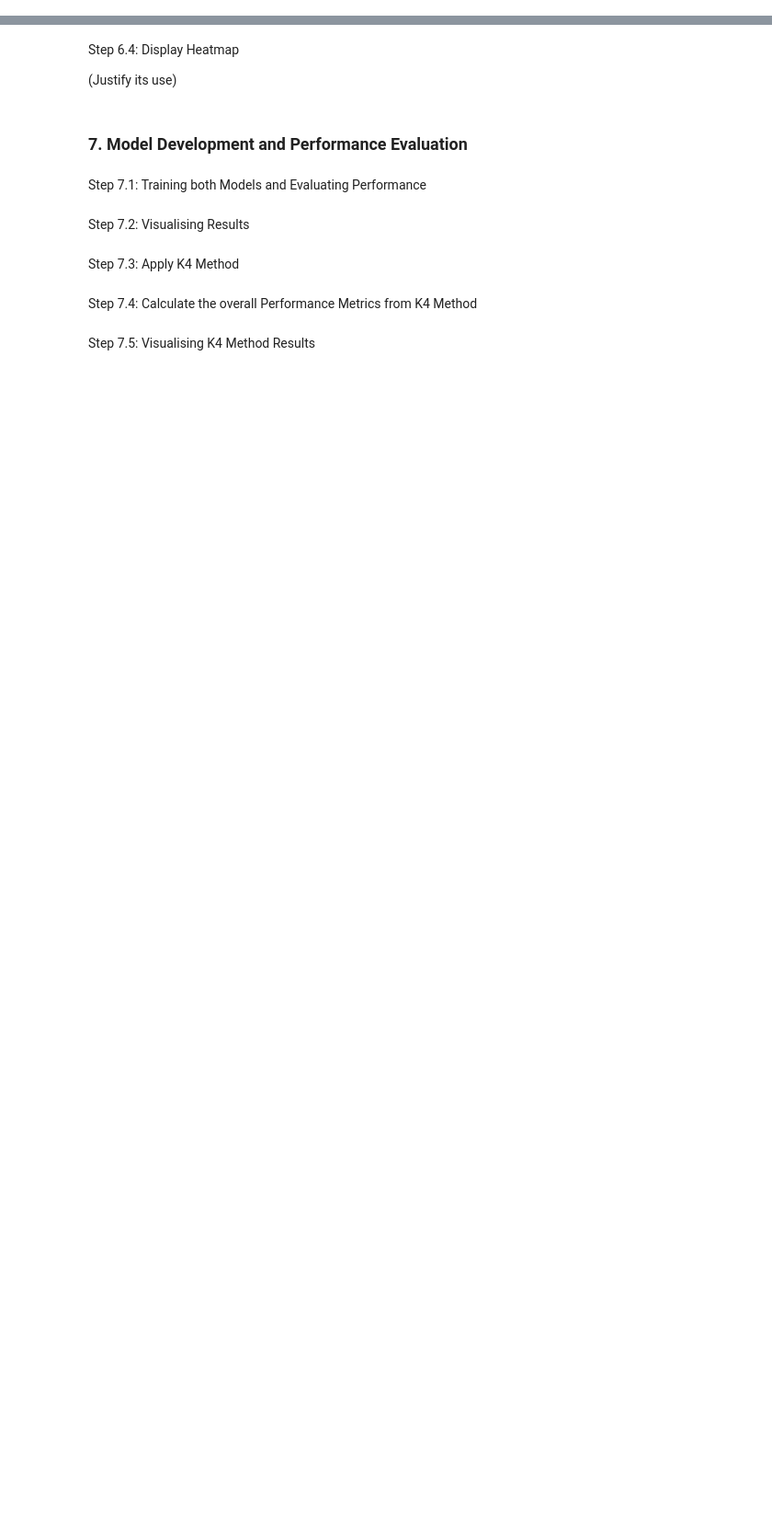
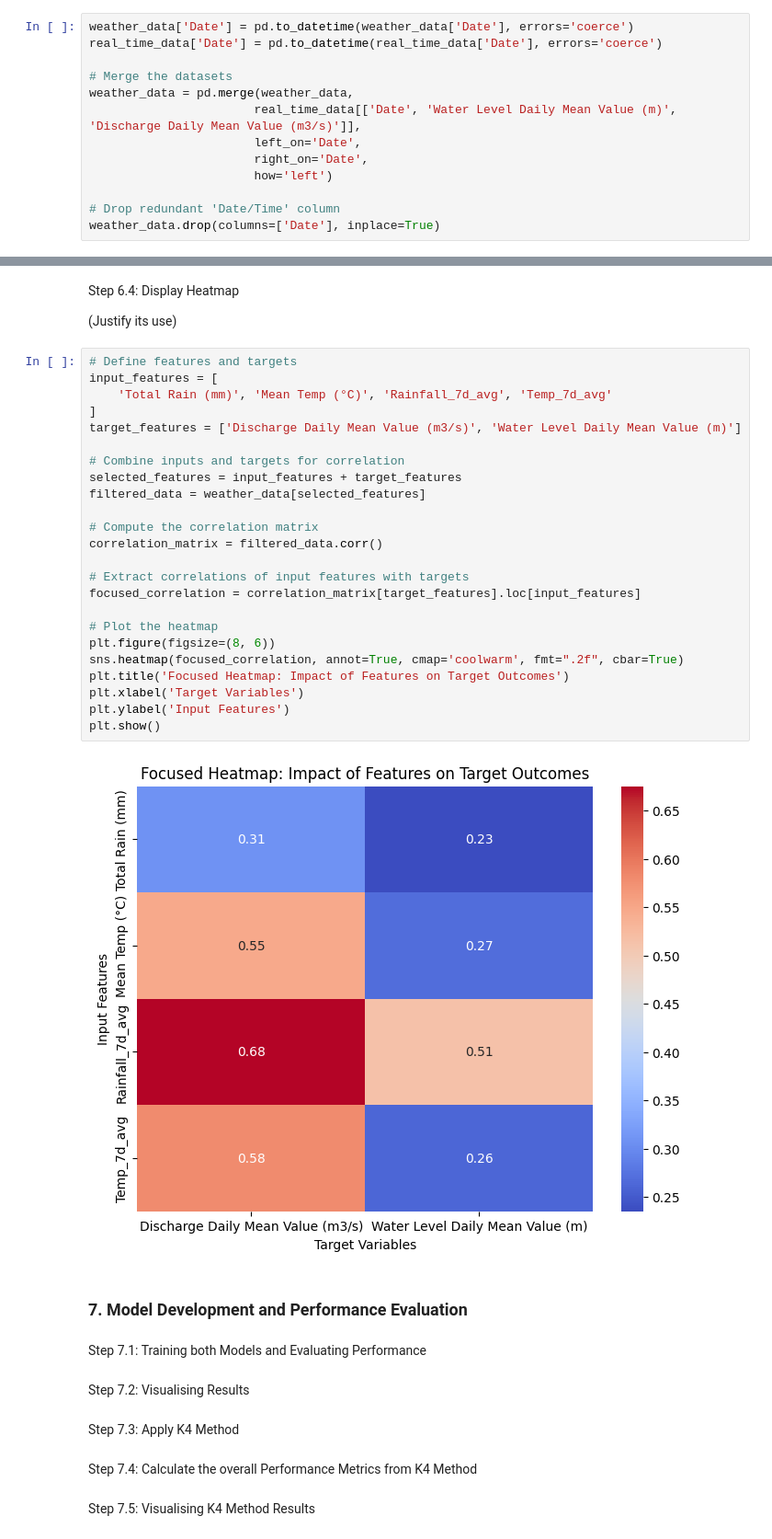
Before and after one commit to Urusha-Bajracharya3950/Engg680_Digital_Engineering_Project_Group_5, a Jupyter notebook: Model_Development/Group_Project.ipynb, the cells around one changed output, grey strips where cells are left out. Shown at 92% size. Drawn from its saved outputs; the diff is of its cells as text; blank space fills up the shorter version.

```diff
--- a/Model_Development/Group_Project.ipynb
+++ b/Model_Development/Group_Project.ipynb
@@ -720,5 +720,18 @@ give justification :::::
 (Give justification of why we using it)
 # %% [markdown]
 Step 6.1: Preprocessing: Ensure date compatibility and merge datasets
+# %%
+weather_data['Date'] = pd.to_datetime(weather_data['Date'], errors='coerce')
+real_time_data['Date'] = pd.to_datetime(real_time_data['Date'], errors='coerce')
+
+# Merge the datasets
+weather_data = pd.merge(weather_data,
+                       real_time_data[['Date', 'Water Level Daily Mean Value (m)', 'Discharge Daily Mean Value (m3/s)']],
+                       left_on='Date',
+                       right_on='Date',
+                       how='left')
+
+# Drop redundant 'Date/Time' column
+weather_data.drop(columns=['Date'], inplace=True)
 # %% [markdown]
 Step 6.2: Add New Features
@@ -738,6 +810,32 @@ Step 6.3: Visualize New Features
 Step 6.4: Display Heatmap
 
 (Justify its use)
+# %%
+# Define features and targets
+input_features = [
+    'Total Rain (mm)', 'Mean Temp (°C)', 'Rainfall_7d_avg', 'Temp_7d_avg'
+]
+target_features = ['Discharge Daily Mean Value (m3/s)', 'Water Level Daily Mean Value (m)']
+
+# Combine inputs and targets for correlation
+selected_features = input_features + target_features
+filtered_data = weather_data[selected_features]
+
+# Compute the correlation matrix
+correlation_matrix = filtered_data.corr()
+
+# Extract correlations of input features with targets
+focused_correlation = correlation_matrix[target_features].loc[input_features]
+
+# Plot the heatmap
+plt.figure(figsize=(8, 6))
+sns.heatmap(focused_correlation, annot=True, cmap='coolwarm', fmt=".2f", cbar=True)
+plt.title('Focused Heatmap: Impact of Features on Target Outcomes')
+plt.xlabel('Target Variables')
+plt.ylabel('Input Features')
+plt.show()
+# %% [output]
+[figure, added]
 # %% [markdown]
 ### 7. Model Development and Performance Evaluation
 # %% [markdown]
```
Also changed, not shown: parts of 3 cells of this notebook.
